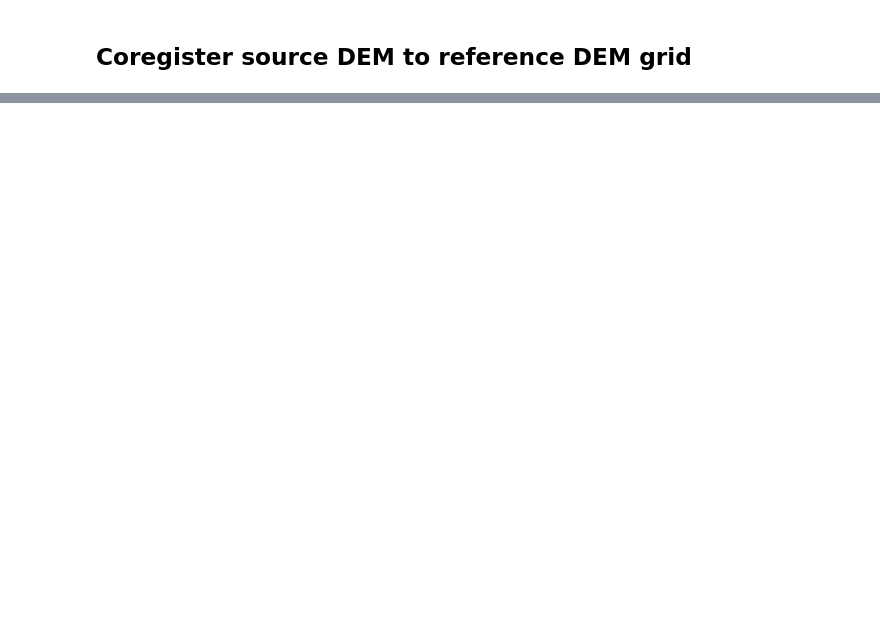
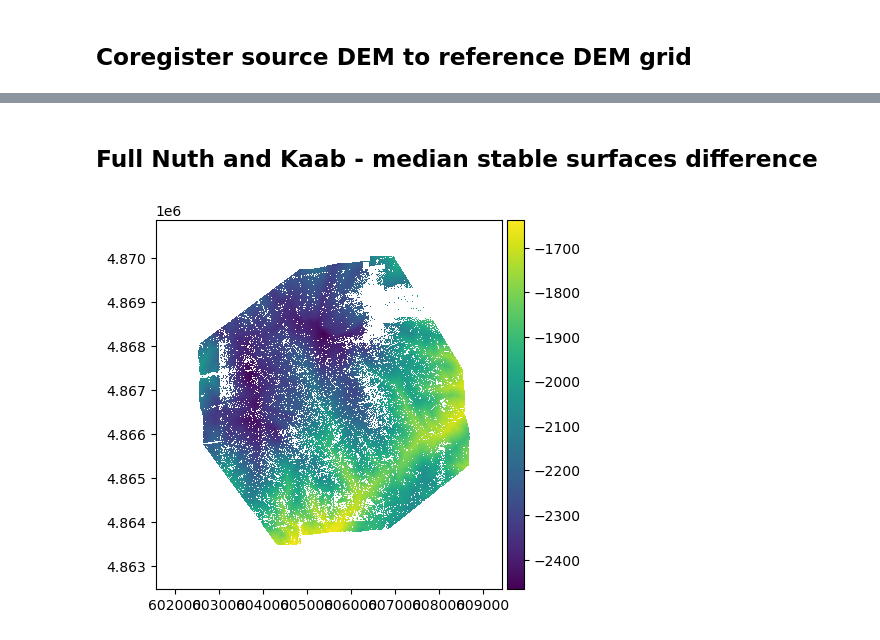
Before and after one commit to RaineyAbe/skysat_snow, a Jupyter notebook: dem_to_snow_depth_pipeline.ipynb, the cells around one changed output, grey strips where cells are left out. Drawn from its saved outputs; the diff is of its cells as text; code cells hidden in the pictures; blank space fills up the shorter version.

Commit message:
coreg edits

```diff
--- a/dem_to_snow_depth_pipeline.ipynb
+++ b/dem_to_snow_depth_pipeline.ipynb
@@ -20,12 +20,14 @@ import math
 # Define site name and source DEM date for convenience
 site_name = 'MCS'
 sourcedem_date = '20240420'
-data_path = f'/Users/rdcrlrka/Research/PhD/SkySat-Stereo/study-sites/{site_name}/'
+data_path = f'/Volumes/LaCie/raineyaberle/Research/PhD/SkySat-Stereo/study-sites/{site_name}'
+# data_path = f'/Users/rdcrlrka/Research/PhD/SkySat-Stereo/study-sites/{site_name}/'
 refdem_fn = os.path.join(data_path, 'refdem', 'MCS_REFDEM_WGS84.tif')
 sourcedem_fn = glob.glob(os.path.join(data_path, sourcedem_date, '*DEM_masked.tif'))[0]
 
 # Define path for output snow depth images
-out_dir = f'/Users/rdcrlrka/Research/PhD/SkySat-Stereo/snow_depth_maps/'
+out_dir = '/Volumes/LaCie/raineyaberle/Research/PhD/SkySat-Stereo/snow_depth_maps'
+# out_dir = f'/Users/rdcrlrka/Research/PhD/SkySat-Stereo/snow_depth_maps/'
 
 # Check that files exist
 # if not os.path.exists(refdem_fn):
@@ -349,2 +360,52 @@ diff, diff_adj = coregister_difference(ref_dem_fn=refdem_fn,
+# %% [markdown]
+## Full Nuth and Kaab - median stable surfaces difference
 # %%
-diff.plot(vmin=-10, vmax=10, cmap='coolwarm_r')
+# Load DEMs and stable surface mask
+ref_dem = xdem.DEM(gu.Raster(refdem_fn, load_data=True, bands=1))
+ref_dem.set_nodata(-9999)
+tba_dem = xdem.DEM(gu.Raster(sourcedem_fn, load_data=True, bands=1))
+tba_dem.set_nodata(-9999)
+ss_mask = gu.Raster(ss_fn, load_data=True)
+ss_mask = (ss_mask == 0)  # Convert to boolean mask
+
+# Reproject source DEM and stable surface mask to reference DEM grid
+tba_dem = tba_dem.reproject(ref_dem, nodata=-9999)
+ss_mask = ss_mask.reproject(ref_dem)
+
+# Set up the coregistration object
+coreg_obj = create_coreg_object("NuthKaab")
+
+# Calculate differences before coregistration
+diff_before = tba_dem - ref_dem
+diff_before.set_nodata(-9999)
+# Stable surface stats
+diff_before_ss = diff_before.copy()
+diff_before_ss.mask = np.logical_and(diff_before.data.mask, ss_mask.data.mask)
+diff_before_ss_median = np.nanmedian(diff_before_ss)
+diff_before_ss_nmad = xdem.spatialstats.nmad(diff_before_ss)
+
+# Fit the coregistration object
+coreg_obj.fit(ref_dem, tba_dem)
+aligned_dem = coreg_obj.apply(tba_dem)
+
+# Calculate differences after coregistration
+diff_after = aligned_dem - ref_dem
+diff_after.set_nodata(-9999)
+# Stable surface stats
+diff_after_ss = diff_after.copy()
+diff_after_ss.mask = np.logical_and(diff_after.data.mask, ss_mask.data.mask)
+diff_after_ss_median = np.nanmedian(diff_after_ss)
+diff_after_ss_nmad = xdem.spatialstats.nmad(diff_after_ss)
+
+# Subtract the median difference over stable surfaces
+diff_after_adj = diff_after - ref_dem
+diff_after_adj.set_nodata(-9999)
+# Stable surface stats
+diff_after_adj_ss = diff_after_adj.copy()
+diff_after_adj_ss.mask = np.logical_and(diff_after_adj.data.mask, ss_mask.data.mask)
+diff_after_adj_ss_median = np.nanmedian(diff_after_adj_ss)
+diff_after_adj_ss_nmad = xdem.spatialstats.nmad(diff_after_adj_ss)
+
+diff_after_adj.plot()
+# %% [output]
+[figure, added]
```
Also changed, not shown: parts of 10 cells of this notebook.
